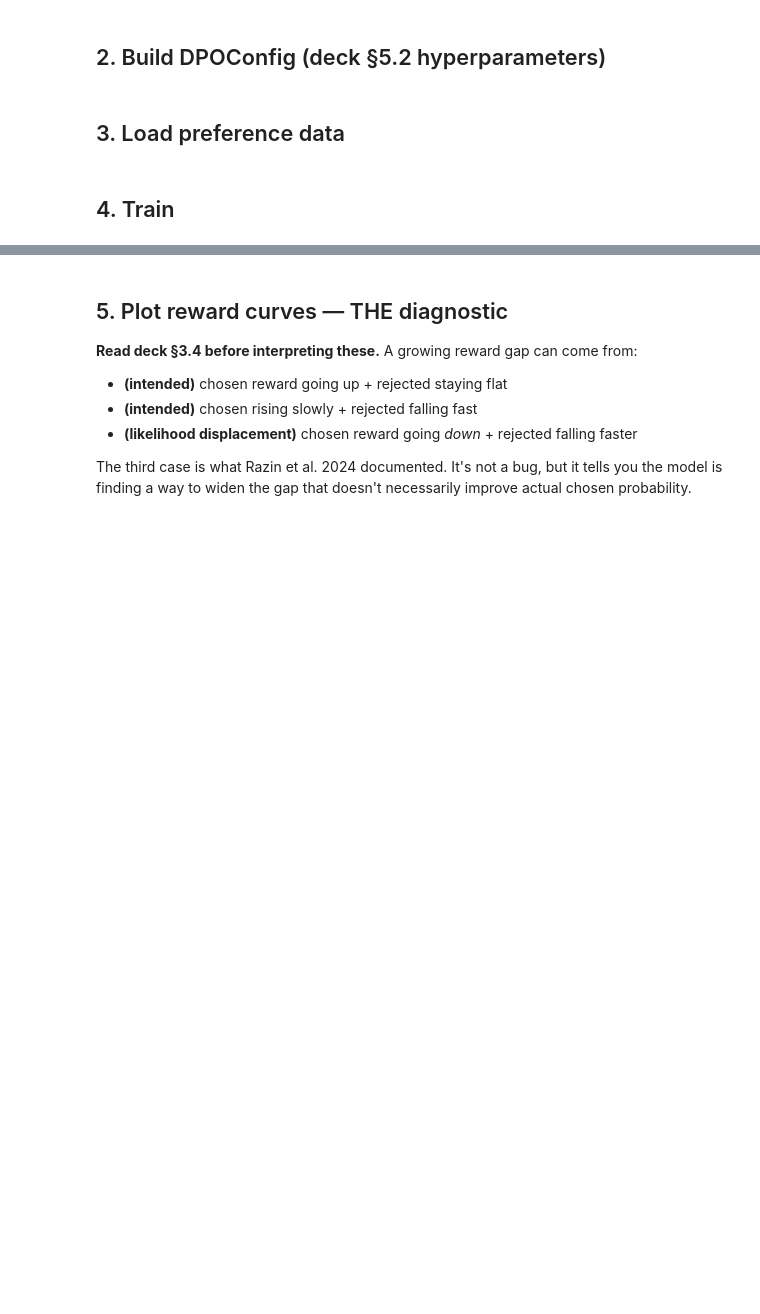
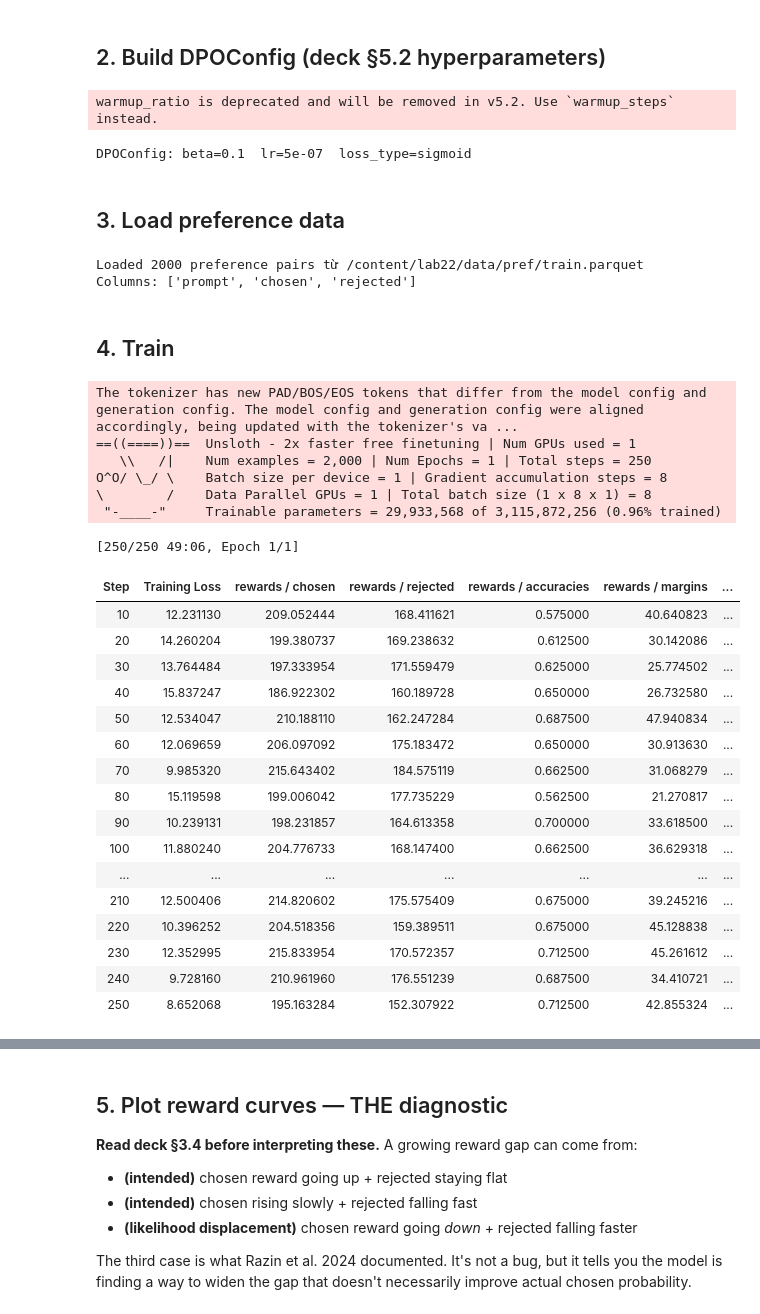
Before and after one commit to VuAnh245/K4-Track3-Day22-DPO-ORPO-Alignment, a Jupyter notebook: colab/Lab22_DPO_T4.ipynb, the cells around one changed output, grey strips where cells are left out. Saved outputs shown, nothing was run; the diff lists cells and outputs as text; code cells hidden in the pictures; blank space fills up the shorter version.

```diff
--- a/colab/Lab22_DPO_T4.ipynb
+++ b/colab/Lab22_DPO_T4.ipynb
@@ -90,7 +98,7 @@ assert COMPUTE_TIER in ("T4", "BIGGPU"), f"Invalid COMPUTE_TIER: {COMPUTE_TIER}"
 # Tier-specific hyperparameters
 if COMPUTE_TIER == "T4":
     BASE_MODEL = "unsloth/Qwen2.5-3B-bnb-4bit"
-    MAX_LEN = 384
+    MAX_LEN = 512
     PER_DEVICE_BATCH = 1
     GRAD_ACCUM = 8
 else:  # BIGGPU
@@ -99,6 +107,7 @@ else:  # BIGGPU
     PER_DEVICE_BATCH = 2
     GRAD_ACCUM = 4
 
+# Sử dụng tập dữ liệu tiếng Việt bkai-foundation-models/vi-alpaca
 SFT_DATASET = os.environ.get("SFT_DATASET", "bkai-foundation-models/vi-alpaca")
 SFT_SLICE = 1000
 NUM_EPOCHS = 1
@@ -328,8 +447,8 @@ COMPUTE_TIER = os.environ.get("COMPUTE_TIER", "T4").upper()
 
 if COMPUTE_TIER == "T4":
     PREF_SLICE = 2000
-    MAX_LEN = 384
-    MAX_PROMPT_LEN = 192
+    MAX_LEN = 512
+    MAX_PROMPT_LEN = 256
 else:
     PREF_SLICE = 5000
     MAX_LEN = 1024
@@ -632,30 +818,64 @@ dpo_config = DPOConfig(
     bf16=torch.cuda.is_bf16_supported(),
     fp16=not torch.cuda.is_bf16_supported(),
     seed=42,
-    loss_type="sigmoid",         # DPO standard (alternatives: ipo, hinge, kto)
-    gradient_checkpointing=True,
-    gradient_checkpointing_kwargs={"use_reentrant": False},
+    loss_type="sigmoid",
+    gradient_checkpointing=True,                             # Tiết kiệm 40% VRAM
+    gradient_checkpointing_kwargs={"use_reentrant": False},  # Fix OOM T4
     report_to="none",
 )
 
 print(f"DPOConfig: beta={dpo_config.beta}  lr={dpo_config.learning_rate}  loss_type={dpo_config.loss_type}")
+# %% [output]
+warmup_ratio is deprecated and will be removed in v5.2. Use `warmup_steps` instead.
+DPOConfig: beta=0.1  lr=5e-07  loss_type=sigmoid
 # %% [markdown]
 ## 3. Load preference data
 # %%
 from datasets import Dataset
 
 pref_ds = Dataset.from_parquet(str(PREF_PATH))
-print(f"Loaded {len(pref_ds)} preference pairs from {PREF_PATH}")
+print(f"Loaded {len(pref_ds)} preference pairs từ {PREF_PATH}")
 print(f"Columns: {pref_ds.column_names}")
+# %% [output]
+Loaded 2000 preference pairs từ /content/lab22/data/pref/train.parquet
+Columns: ['prompt', 'chosen', 'rejected']
 # %% [markdown]
 ## 4. Train
 # %%
 from trl import DPOTrainer
 
 trainer = DPOTrainer(
     model=model,
-    ref_model=None,                # auto-derived from PEFT base
+    ref_model=None,  # TRL tự động dùng base model làm reference
     args=dpo_config,
     train_dataset=pref_ds,
-    tokenizer=tokenizer,
+    processing_class=tokenizer,
 )
+
+train_result = trainer.train()
+print(f"\nFinal DPO loss: {train_result.training_loss:.4f}")
+# %% [output]
+The tokenizer has new PAD/BOS/EOS tokens that differ from the model config and generation config. The model config and generation config were aligned accordingly, being updated with the tokenizer's va ...
+==((====))==  Unsloth - 2x faster free finetuning | Num GPUs used = 1
+   \\   /|    Num examples = 2,000 | Num Epochs = 1 | Total steps = 250
+O^O/ \_/ \    Batch size per device = 1 | Gradient accumulation steps = 8
+\        /    Data Parallel GPUs = 1 | Total batch size (1 x 8 x 1) = 8
+ "-____-"     Trainable parameters = 29,933,568 of 3,115,872,256 (0.96% trained)
+[250/250 49:06, Epoch 1/1]
+| Step | Training Loss | rewards / chosen | rewards / rejected | rewards / accuracies | rewards / margins | ... |
+| 10 | 12.231130 | 209.052444 | 168.411621 | 0.575000 | 40.640823 | ... |
+| 20 | 14.260204 | 199.380737 | 169.238632 | 0.612500 | 30.142086 | ... |
+| 30 | 13.764484 | 197.333954 | 171.559479 | 0.625000 | 25.774502 | ... |
+| 40 | 15.837247 | 186.922302 | 160.189728 | 0.650000 | 26.732580 | ... |
+| 50 | 12.534047 | 210.188110 | 162.247284 | 0.687500 | 47.940834 | ... |
+| 60 | 12.069659 | 206.097092 | 175.183472 | 0.650000 | 30.913630 | ... |
+| 70 | 9.985320 | 215.643402 | 184.575119 | 0.662500 | 31.068279 | ... |
+| 80 | 15.119598 | 199.006042 | 177.735229 | 0.562500 | 21.270817 | ... |
+| 90 | 10.239131 | 198.231857 | 164.613358 | 0.700000 | 33.618500 | ... |
+| 100 | 11.880240 | 204.776733 | 168.147400 | 0.662500 | 36.629318 | ... |
+| ... | ... | ... | ... | ... | ... | ... |
+| 210 | 12.500406 | 214.820602 | 175.575409 | 0.675000 | 39.245216 | ... |
+| 220 | 10.396252 | 204.518356 | 159.389511 | 0.675000 | 45.128838 | ... |
+| 230 | 12.352995 | 215.833954 | 170.572357 | 0.712500 | 45.261612 | ... |
+| 240 | 9.728160 | 210.961960 | 176.551239 | 0.687500 | 34.410721 | ... |
+| 250 | 8.652068 | 195.163284 | 152.307922 | 0.712500 | 42.855324 | ... |
```
Also changed, not shown: parts of 59 cells of this notebook.
